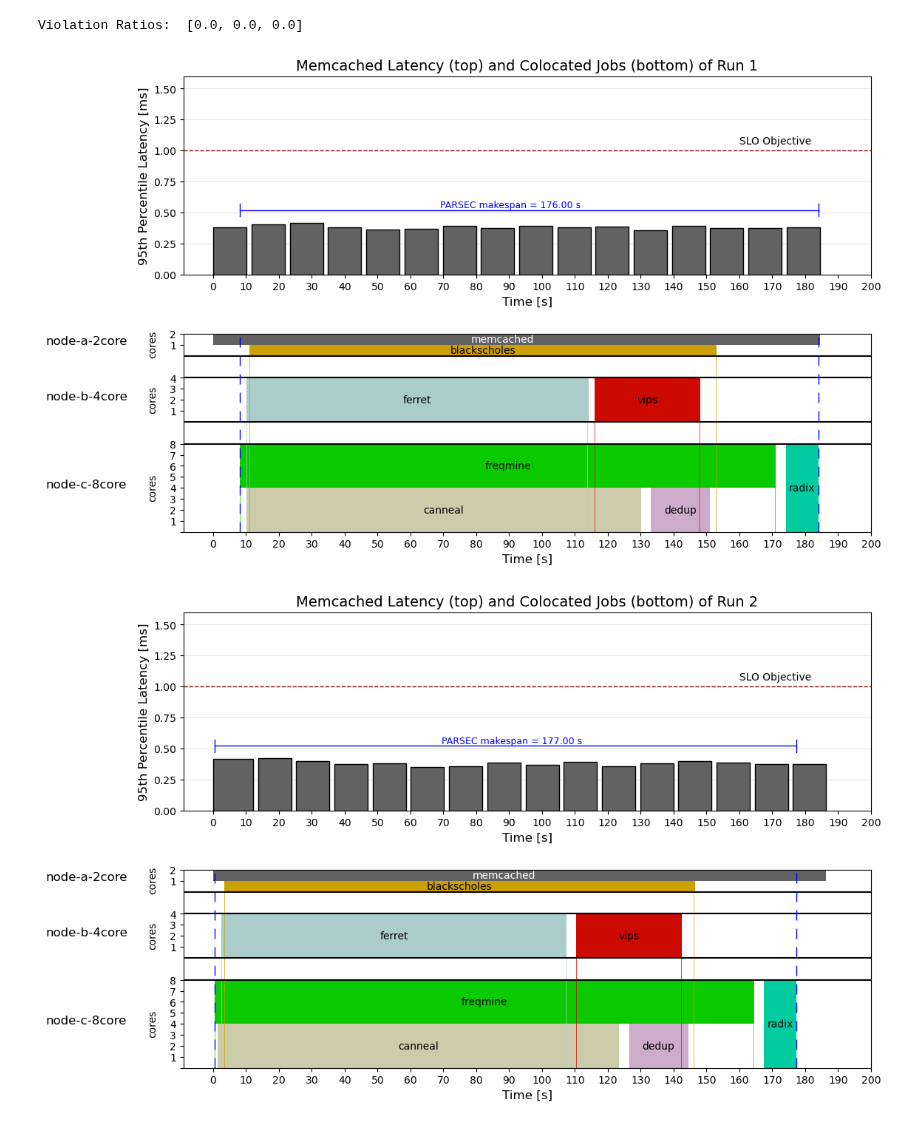
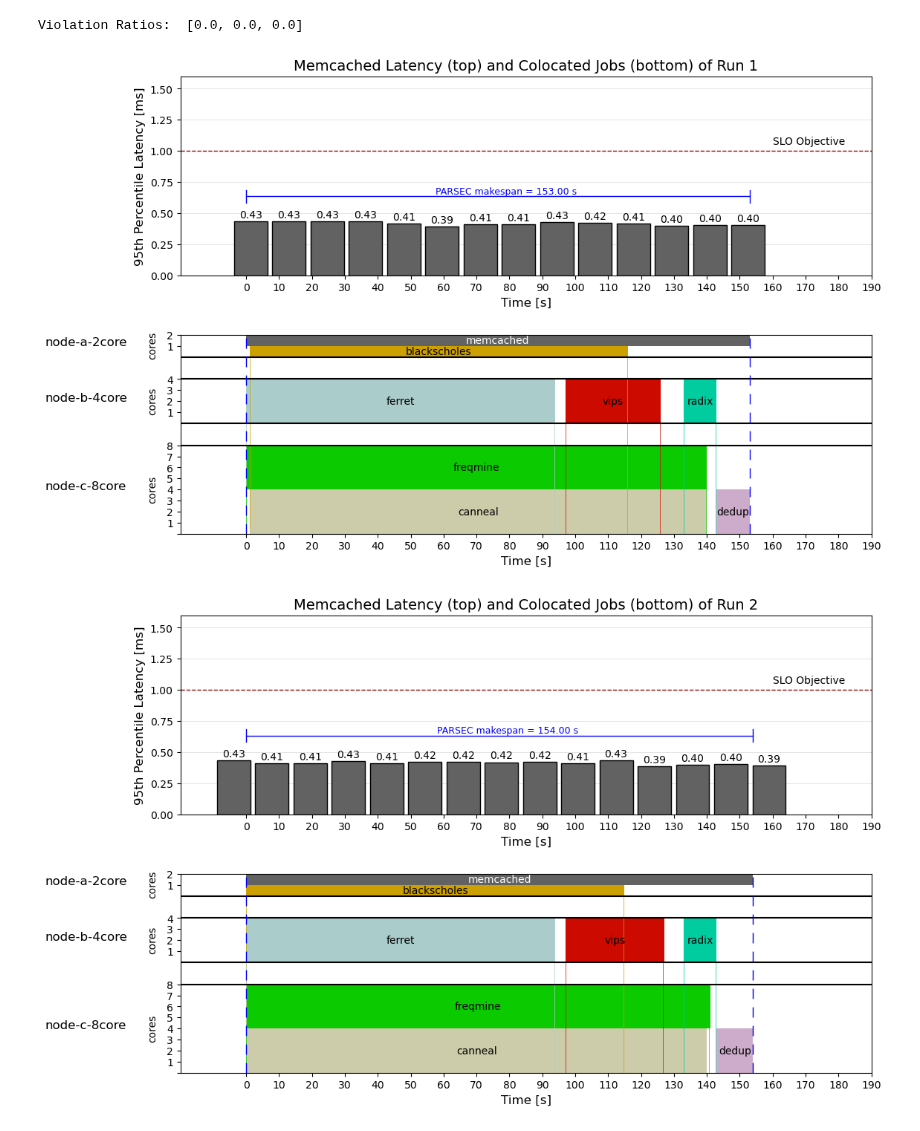
Before and after one commit to czanoli/ETH-Cloud-Computing-Architectures-2024, a Jupyter notebook: part3/plots.ipynb, the cells around one changed output. Cells and saved outputs as stored; diff of their text form; code cells hidden in the pictures.

Commit message:
added final measurements part3 and respective plot3.1

```diff
--- a/part3/plots.ipynb
+++ b/part3/plots.ipynb
@@ -157,8 +159,8 @@ def arrange_times(batch_times, total_times, n_runs):
 def compute_SLO_violation_ratio(p95):
     return (p95/1000.0 > 1).sum() / len(p95)
 # %%
-files = ["measurements/pods_1.txt", "measurements/pods_2.txt", "measurements/pods_3.txt"]
-mcperf_files = ["measurements/mcperf_1.txt", "measurements/mcperf_2.txt", "measurements/mcperf_3.txt"]
+files = ["measurements/result-3.txt", "measurements/result-5.txt", "measurements/result-8.txt"]
+mcperf_files = ["measurements/mcperf-3.txt", "measurements/mcperf-5.txt", "measurements/mcperf-8.txt"]
 n_runs = 3
 # %%
 # Calculate batch means and standard deviations
@@ -201,5 +203,6 @@ Makespan Mean: 176.33 seconds
 Makespan Standard Deviation: 0.58 seconds
 # %%
+
 # Get the batch times and the total times across all runs
 batch_times = get_batch_times(files)
 total_times = get_total_job_times(files)
@@ -210,18 +213,16 @@ arranged_times = arrange_times(batch_times, total_times, n_runs)
 # Get dataframes of interest from mcperf files and compute memcached timespan
 mcperf_dfs = list()
 start_offsets = list()
-end_offsets = list()
 for pod_file, mcperf_file in zip(files, mcperf_files):
     df = parse_mcperf_file(mcperf_file)
-    df, start_offset, end_offset = synch_mcperf_pods(df, pod_file)
+    df, start_offset = synch_mcperf_pods(df, pod_file)
     start_offsets.append(start_offset)
-    end_offsets.append(end_offset)
     df['ts_span'] = (df['ts_end'] - df['ts_start']).dt.total_seconds()
     df = df[['p95', 'QPS', 'target', 'ts_start', 'ts_start_timestamp', 'ts_span']]
     mcperf_dfs.append(df)
 
 # Get the relative job time spans wrt the first run job(s)
-relative_start_times = calculate_relative_start_times(files, start_offsets)
+relative_start_times = calculate_relative_start_times(files)
 
 # Get the SLO violation ratios
 violation_ratios = list()
@@ -237,8 +238,8 @@ colors = {'canneal': '#CCCCAA', 'dedup': '#CCACCA', 'blackscholes': '#CCA000',
           'ferret': '#AACCCA', 'freqmine': '#0CCA00',
           'memcached': '#626262', 'radix': '#00CCA0', 'vips': '#CC0A00'}
 jobs = ['blackscholes', 'canneal', 'dedup', 'ferret', 'freqmine', 'radix', 'vips']
-jobs_pos_hbars = [(16, 1), (0, 4), (0, 4), (10, 4), (4, 4), (0, 8), (10, 4)]
-jobs_pos_annotations = [16.5, 2, 2, 12, 6, 4, 12]
+jobs_pos_hbars = [(16, 1), (0, 4), (0, 4), (10, 4), (4, 4), (10, 4), (10, 4)]
+jobs_pos_annotations = [16.5, 2, 2, 12, 6, 12, 12]
 start_job_ann_yoffsets = {
     'blackscholes': -4,
     'canneal': -3,
@@ -263,19 +264,29 @@ for i, df in enumerate(mcperf_dfs):
     fig.subplots_adjust(hspace=0.3)
 
     ## ------ First Subplot ------ ##
-    x = df['ts_start_timestamp'] - df['ts_start_timestamp'].min()
+    x = (df['ts_start_timestamp'] - df['ts_start_timestamp'].min()) - start_offsets[i]
     y = df['p95']/1000.0
-    ax1.bar(x, y, width=df['ts_span'], color=colors['memcached'], edgecolor='black', linewidth=1, align='edge', zorder=3)
+    bars = ax1.bar(x, y, width=df['ts_span'], color=colors['memcached'], edgecolor='black', linewidth=1, align='edge', zorder=3)
+    for bar in bars:
+        height = bar.get_height()
+        ax1.text(
+            bar.get_x() + bar.get_width() / 2,
+            height + 0.01,
+            f'{height:.2f}',
+            ha='center',
+            va='bottom',
+            fontsize=10
+    )
     slo_objective = ax1.axhline(y=1, color='darkred', linestyle='--', linewidth=1)
     ax1.annotate('SLO Objective', xy=(160, 1.05), color='black')
-    ax1.plot([0 + start_offsets[i].total_seconds(), total_times[i] + start_offsets[i].total_seconds()], [y.max() + 0.1, y.max() + 0.1], color='blue', linestyle='-', linewidth=1)
-    ax1.plot([0 + start_offsets[i].total_seconds(), 0 + start_offsets[i].total_seconds()], [y.max() + 0.05, y.max() + 0.15], color='blue', linestyle='-', linewidth=1)
-    ax1.plot([total_times[i] + start_offsets[i].total_seconds(), total_times[i] + start_offsets[i].total_seconds()], [y.max() + 0.05, y.max() + 0.15], color='blue', linestyle='-', linewidth=1)
-    ax1.annotate(f'PARSEC makespan = {total_times[i]:.2f} s', xy=(total_times[i]/2-len(f'makespan = {total_times[i]:.2f} s'), y.max() + 0.12), color='blue', fontsize=9)
+    ax1.plot([0, total_times[i]], [y.max() + 0.2, y.max() + 0.2], color='blue', linestyle='-', linewidth=1)
+    ax1.plot([0, 0], [y.max() + 0.15, y.max() + 0.25], color='blue', linestyle='-', linewidth=1)
+    ax1.plot([total_times[i], total_times[i]], [y.max() + 0.15, y.max() + 0.25], color='blue', linestyle='-', linewidth=1)
+    ax1.annotate(f'PARSEC makespan = {total_times[i]:.2f} s', xy=(total_times[i]/2-len(f'makespan = {total_times[i]:.2f} s'), y.max() + 0.22), color='blue', fontsize=9)
 
     # Style
-    ax1.set_xlim((-9,200))
-    ax1.set_xticks(list(range(0, 201, 10)))
+    ax1.set_xlim((-20, 190))
+    ax1.set_xticks(list(range(0, 191, 10)))
     ax1.set_xlabel("Time [s]", fontsize = 12)
 
     ax1.set_ylim((0, 1.6))
@@ -302,43 +313,43 @@ for i, df in enumerate(mcperf_dfs):
 
         ax2.broken_barh([(relative_start_times[i][jobs.index(job)], arranged_times[i][jobs.index(job)])],
                         jobs_pos_hbars[jobs.index(job)], facecolors = colors[job])
         ax2.annotate(job,
                      ((relative_start_times[i][jobs.index(job)]*2 + arranged_times[i][jobs.index(job)])/2,
                      jobs_pos_annotations[jobs.index(job)]), color = 'black', horizontalalignment='center', verticalalignment='center')
 
     # Memcached
-    ax2.broken_barh([(0, start_offsets[i].total_seconds() + total_times[i] + end_offsets[i].total_seconds())], (17, 1), facecolors = colors['memcached'])
+    ax2.broken_barh([(0, total_times[i])], (17, 1), facecolors = colors['memcached'])
     ax2.annotate('memcached', (total_times[i]/2, 17.5), color = 'white',
                  horizontalalignment='center', verticalalignment='center')
 
     # Style
-    ax2.set_xlim((-9,200))
-    ax2.set_xticks(list(range(0, 201, 10)))
+    ax2.set_xlim((-20, 190))
+    ax2.set_xticks(list(range(0, 191, 10)))
     ax2.set_xlabel("Time [s]", fontsize = 12)
 
     ax2.set_ylim(0, 18)
     ax2.set_yticks([0, 1, 2, 3, 4, 5, 6, 7, 8, 11, 12, 13, 14, 17, 18])
     ax2.set_yticklabels(['', '1', '2', '3', '4', '5', '6', '7', '8', '1', '2', '3', '4', '1', '2'])
 
     ax2.grid(False)
     ax2.axhline(y=8, color='black', linestyle='-')
     ax2.axhline(y=10, color='black', linestyle='-')
     ax2.axhline(y=14, color='black', linestyle='-')
     ax2.axhline(y=16, color='black', linestyle='-')
-    ax2.axvline(x=0 + start_offsets[i].total_seconds(), color='blue', linestyle=(0, (10, 8)), linewidth=1)
-    ax2.axvline(x=start_offsets[i].total_seconds() + total_times[i], color='blue', linestyle=(0, (10, 8)), linewidth=1)
+    ax2.axvline(x=0, color='blue', linestyle=(0, (10, 8)), linewidth=1)
+    ax2.axvline(x=total_times[i], color='blue', linestyle=(0, (10, 8)), linewidth=1)
 
-    ax2.text(-51, 4, 'node-c-8core', rotation=0, fontsize=12)
-    ax2.text(-20, 3, 'cores', rotation=90, fontsize=10)
+    ax2.text(-61, 4, 'node-c-8core', rotation=0, fontsize=12)
+    ax2.text(-30, 3, 'cores', rotation=90, fontsize=10)
 
-    ax2.text(-51, 12, 'node-b-4core', rotation=0, fontsize=12)
-    ax2.text(-20, 11, 'cores', rotation=90, fontsize=10)
+    ax2.text(-61, 12, 'node-b-4core', rotation=0, fontsize=12)
+    ax2.text(-30, 11, 'cores', rotation=90, fontsize=10)
 
-    ax2.text(-51, 17, 'node-a-2core', rotation=0, fontsize=12)
-    ax2.text(-20, 16, 'cores', rotation=90, fontsize=10)
+    ax2.text(-61, 17, 'node-a-2core', rotation=0, fontsize=12)
+    ax2.text(-30, 16, 'cores', rotation=90, fontsize=10)
 
     plt.show()
     #plt.savefig("plot_" + str(i) + ".pdf", bbox_inches = "tight")
 # %% [output]
-[figure, old version]
+[figure, new version]
-[figure, old version]
+[figure, new version]
```
Also changed, not shown: parts of 3 cells of this notebook, 14 other files.
